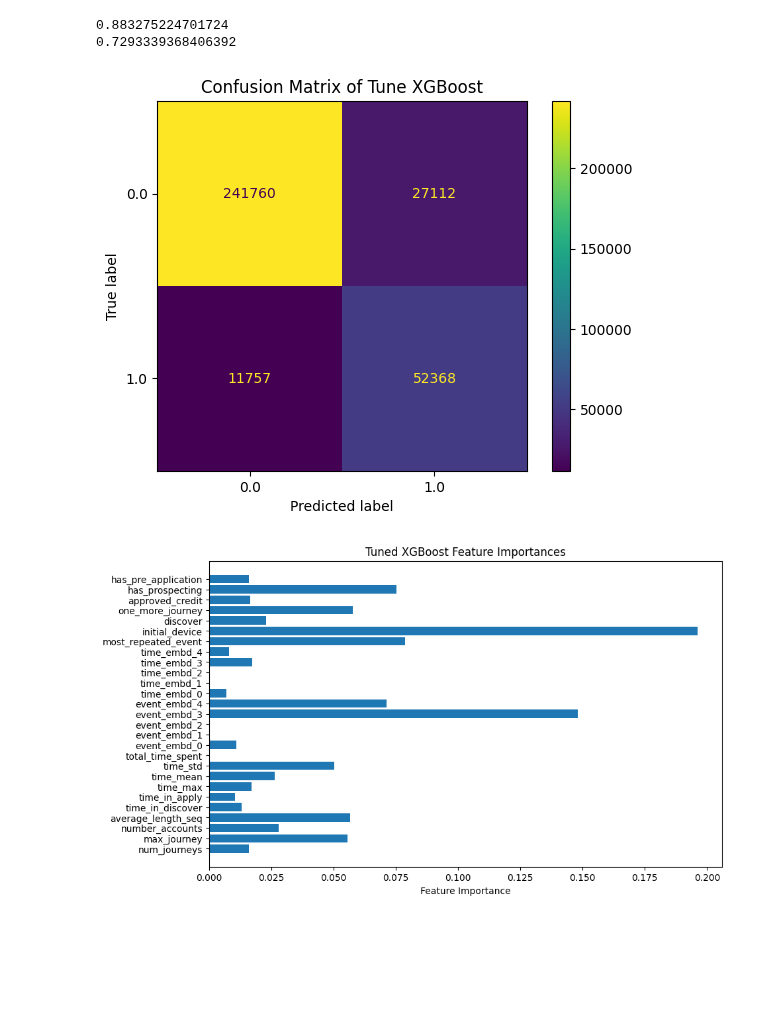
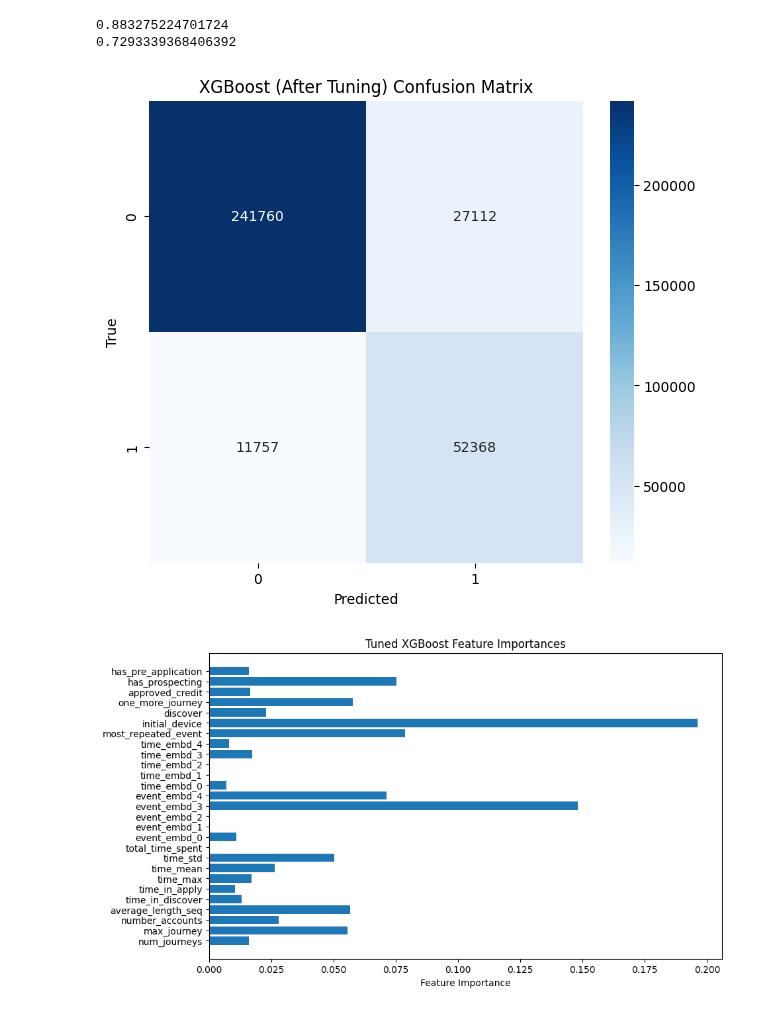
Before and after one commit to taroii/STATSM148, a Jupyter notebook: Classifier/darren_final_compiled.ipynb, the cells around one changed output. Saved outputs shown, nothing was run; the diff lists cells and outputs as text; code cells hidden in the pictures; blank space fills up the shorter version.

```diff
--- a/Classifier/darren_final_compiled.ipynb
+++ b/Classifier/darren_final_compiled.ipynb
@@ -353,14 +355,15 @@ print(f1_score(y_test, xgb_pred))
 # %% [output]
 0.883275224701724
 0.7293339368406392
-# %%
-cm = confusion_matrix(y_test, xgb_pred)
-matrix = ConfusionMatrixDisplay(confusion_matrix=cm, display_labels=xgb_clf.classes_)
-matrix.plot()
-plt.title('Confusion Matrix of Tune XGBoost')
-plt.show()
-# %% [output]
-[figure, removed]
+# %%
+plt.figure(figsize=(7, 6))
+sns.heatmap(confusion_matrix(y_test, xgb_pred), annot=True, fmt='g', cmap='Blues')
+plt.xlabel('Predicted')
+plt.ylabel('True')
+plt.title('XGBoost (After Tuning) Confusion Matrix')
+plt.show()
+# %% [output]
+[figure, added]
 # %%
 plt.figure(figsize=(10, 6))
 plt.barh(xgb_clf.feature_names_in_, xgb_clf.feature_importances_)
```
Also changed, not shown: parts of 4 cells of this notebook.
